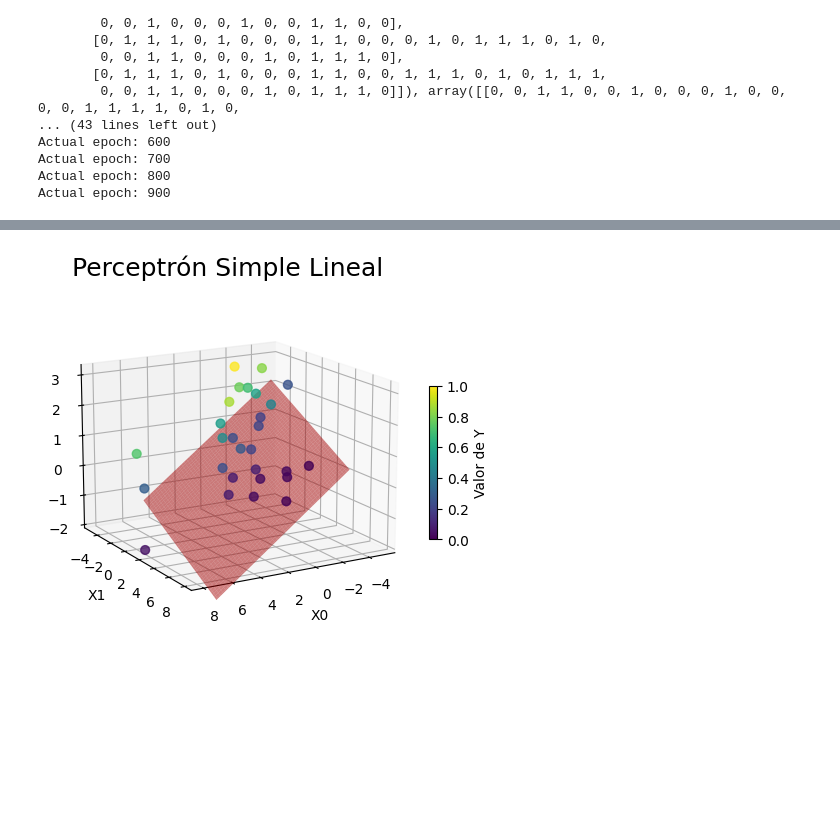
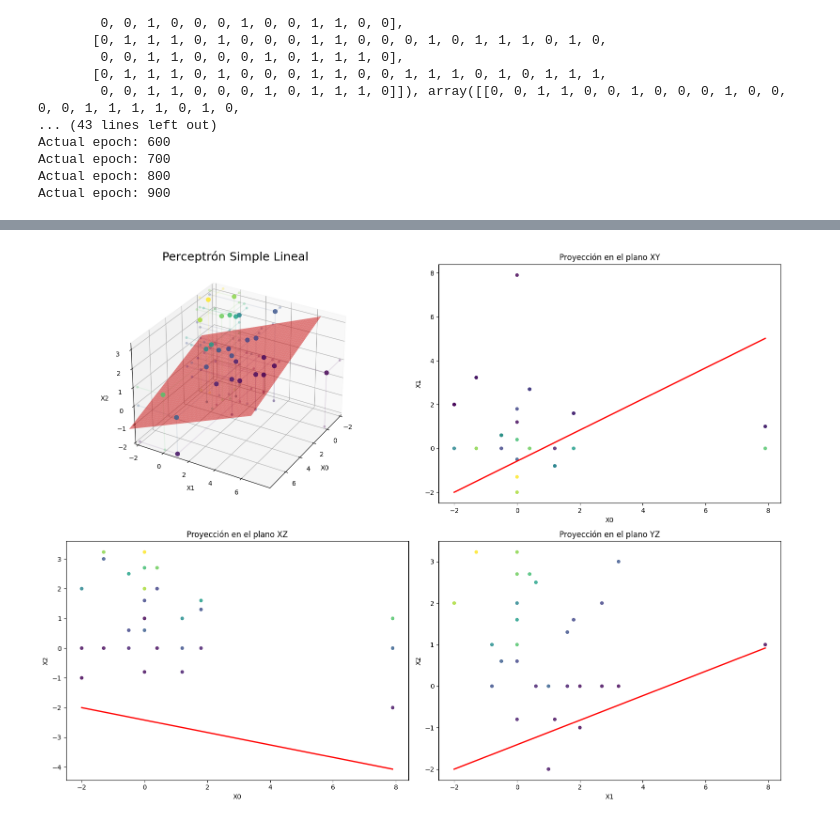
Before and after one commit to dariopenialoza/tp3, a Jupyter notebook: test.ipynb, the cells around one changed output, grey strips where cells are left out. Cells and saved outputs as stored; diff of their text form; code cells hidden in the pictures; blank space fills up the shorter version.

Commit message:
Revision en lineal

```diff
--- a/test.ipynb
+++ b/test.ipynb
@@ -229,7 +229,7 @@ y = datos_array[:, -1]
 eta = 0.01
 epoch = 100
 epsilon = 0.01
-w = perceptron_simple_lineal(x.copy(), y, eta, epsilon, epoch)
+w, e = perceptron_simple_lineal(x.copy(), y, eta, epsilon, epoch)
 
 # Normalizar valores de 'y' para el colormap
 y_norm = (y - y.min()) / (y.max() - y.min())
@@ -239,26 +239,50 @@ cmap = plt.cm.viridis
 norm = plt.Normalize(0, 1)
 
 # Graficar plano y puntos
-fig = plt.figure(figsize=(9, 6))
-ax = fig.add_subplot(111, projection='3d')
+#fig = plt.figure(figsize=(20, 16))
+#ax = fig.add_subplot(111, projection='3d')
+fig = plt.figure(figsize=(16, 12))
+ax3d = fig.add_subplot(221, projection='3d')
 
 # Graficar plano
 X, Y = np.meshgrid(np.arange(-5, 5, 0.1), np.arange(-5, 5, 0.1))
 Z = -(w[0] + w[1] * X + w[2] * Y) / w[3]
-ax.plot_surface(X, Y, Z, color='red', alpha=0.5)
+ax3d.plot_surface(X, Y, Z, color='red', alpha=0.5)
 
 # Graficar puntos
-points = ax.scatter(x[:, 0], x[:, 1], x[:, 2], c=cmap(y_norm), s=40, alpha=0.8)
+points = ax3d.scatter(x[:, 0], x[:, 1], x[:, 2], c=cmap(y_norm), s=40, alpha=0.8)
+
+x0_min = x[:, 0].min()
+x1_min = x[:, 1].min()
+x2_min = x[:, 2].min()
+# Proyecciones en el plano X0-X1 (plano de fondo XY)
+for i in range(len(x)):
+    ax3d.plot([x[i, 0], x[i, 0]], [x[i, 1], x[i, 1]], [x2_min, x[i, 2]], color=cmap(y_norm[i]), alpha=0.1)
+# Proyecciones en el plano X0-X2 (plano de fondo XZ)
+for i in range(len(x)):
+    ax3d.plot([x[i, 0], x[i, 0]], [x1_min, x[i, 1]], [x[i, 2], x[i, 2]], color=cmap(y_norm[i]), alpha=0.1)
+# Proyecciones en el plano X1-X2 (plano de fondo YZ)
+for i in range(len(x)):
+    ax3d.plot([x0_min, x[i, 0]], [x[i, 1], x[i, 1]], [x[i, 2], x[i, 2]], color=cmap(y_norm[i]), alpha=0.1)
+
+# Puntos proyectados en el plano X0-X1 (plano de fondo XY)
+ax3d.scatter(x[:, 0], x[:, 1], x2_min*np.ones(len(x)), c=cmap(y_norm), s=10, alpha=0.2)
+# Puntos proyectados en el plano X0-X2 (plano de fondo XZ)
+ax3d.scatter(x[:, 0], x1_min*np.ones(len(x)), x[:, 2], c=cmap(y_norm), s=10, alpha=0.2)
+# Puntos proyectados en el plano X1-X2 (plano de fondo YZ)
+ax3d.scatter(x0_min*np.ones(len(x)), x[:, 1], x[:, 2], c=cmap(y_norm), s=10, alpha=0.2)
 
 # Ajustar etiquetas y título
-ax.set_xlabel('X0', fontsize=10)  # Set font size for x-axis label
-ax.set_ylabel('X1', fontsize=10)  # Set font size for y-axis label
-ax.set_zlabel('X2', fontsize=10)  # Set font size for z-axis label
-ax.set_title('Perceptrón Simple Lineal ', fontsize=18)  # Set font size for title
+ax3d.set_xlabel('X0', fontsize=10)  # Set font size for x-axis label
+ax3d.set_ylabel('X1', fontsize=10)  # Set font size for y-axis label
+ax3d.set_zlabel('X2', fontsize=10)  # Set font size for z-axis label
+ax3d.set_title('Perceptrón Simple Lineal ', fontsize=18)  # Set font size for title
 
 # Ajustar vista
-ax.view_init(elev=15, azim=60)
-ax.set_zlim(x[:, 2].min(), x[:, 2].max())  # Set z-axis limits based on data range
+ax3d.view_init(elev=30, azim=30)
+ax3d.set_xlim(x[:, 0].min(), x[:, 0].max())  # Set z-axis limits based on data range
+ax3d.set_ylim(x[:, 1].min(), x[:, 1].max())  # Set z-axis limits based on data range
+ax3d.set_zlim(x[:, 2].min(), x[:, 2].max())  # Set z-axis limits based on data range
 
 # Añadir 'points' al eje y crear la barra de color
 sm = plt.cm.ScalarMappable(cmap=cmap, norm=norm)
@@ -266,7 +290,50 @@ sm.set_array(y)
 cbar = fig.colorbar(sm, label='Valor de Y', ax=ax, fraction=0.02)
 
 # Mostrar gráfico
+#plt.tight_layout()
+#plt.subplots_adjust(left=0.5)
+
+# Calcular los valores mínimos de x, y, z
+x0_min, x1_min, x2_min = x[:, 0].min(), x[:, 1].min(), x[:, 2].min()
+x0_max, x1_max, x2_max = x[:, 0].max(), x[:, 1].max(), x[:, 2].max()
+
+# Proyecciones 2D
+ax_xy = fig.add_subplot(222)
+#ax_xy.set_xlim(x[:, 0].min(), x[:, 0].max())  # Set z-axis limits based on data range
+#ax_xy.set_ylim(x[:, 1].min(), x[:, 1].max())  # Set z-axis limits based on data range
+ax_xz = fig.add_subplot(223)
+#ax_xz.set_xlim(x[:, 0].min(), x[:, 0].max())  # Set z-axis limits based on data range
+#ax_xz.set_ylim(x[:, 2].min(), x[:, 2].max())  # Set z-axis limits based on data range
+ax_yz = fig.add_subplot(224)
+#ax_yz.set_xlim(x[:, 1].min(), x[:, 1].max())  # Set z-axis limits based on data range
+#ax_yz.set_ylim(x[:, 2].min(), x[:, 2].max())  # Set z-axis limits based on data range
+
+# Proyección en el plano XY
+ax_xy.scatter(x[:, 0], x[:, 1], c=cmap(y_norm), s=20, alpha=0.8)
+x_min, x_max = x[:, 0].min(), x[:, 0].max()
+y_min, y_max = x[:, 1].min(), x[:, 1].max()
+xy_slope = -w[1]/w[2]
+ax_xy.plot([x_min, x_max], [xy_slope*(x_min-x0_min)+x1_min, xy_slope*(x_max-x0_min)+x1_min], color='r', linewidth=2)
+ax_xy.set_xlabel('X0')
+ax_xy.set_ylabel('X1')
+ax_xy.set_title('Proyección en el plano XY')
+
+# Proyección en el plano XZ
+ax_xz.scatter(x[:, 0], x[:, 2], c=cmap(y_norm), s=20, alpha=0.8)
+xz_slope = -w[1]/w[3]
+ax_xz.plot([x_min, x_max], [xz_slope*(x_min-x0_min)+x2_min, xz_slope*(x_max-x0_min)+x2_min], color='r', linewidth=2)
+ax_xz.set_xlabel('X0')
+ax_xz.set_ylabel('X2')
+ax_xz.set_title('Proyección en el plano XZ')
+
+# Proyección en el plano YZ
+ax_yz.scatter(x[:, 1], x[:, 2], c=cmap(y_norm), s=20, alpha=0.8)
+yz_slope = -w[2]/w[3]
+ax_yz.plot([x1_min, x1_max], [yz_slope*(x1_min-x1_min)+x2_min, yz_slope*(x1_max-x1_min)+x2_min], color='r', linewidth=2)
+ax_yz.set_xlabel('X1')
+ax_yz.set_ylabel('X2')
+ax_yz.set_title('Proyección en el plano YZ')
+
 plt.tight_layout()
-plt.subplots_adjust(left=0.5)
 plt.show()
 # %% [output]
@@ -275,4 +357,4 @@ Guarde estos valores: [1.22182928 0.72223324 0.40730984 2.02924209]
-[figure, old version]
+[figure, new version]
 # %%
 import numpy as np
 import pandas as pd
```
Also changed, not shown: parts of 6 cells of this notebook, 6 other files.
